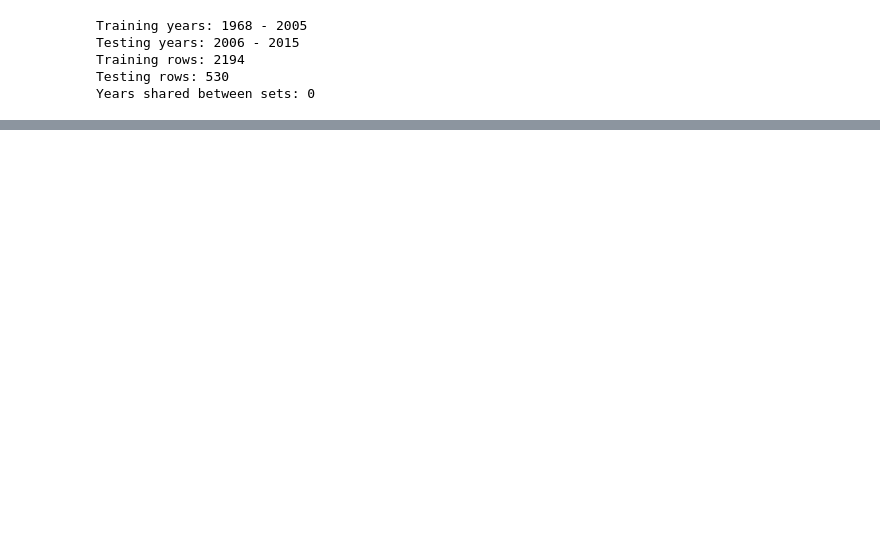
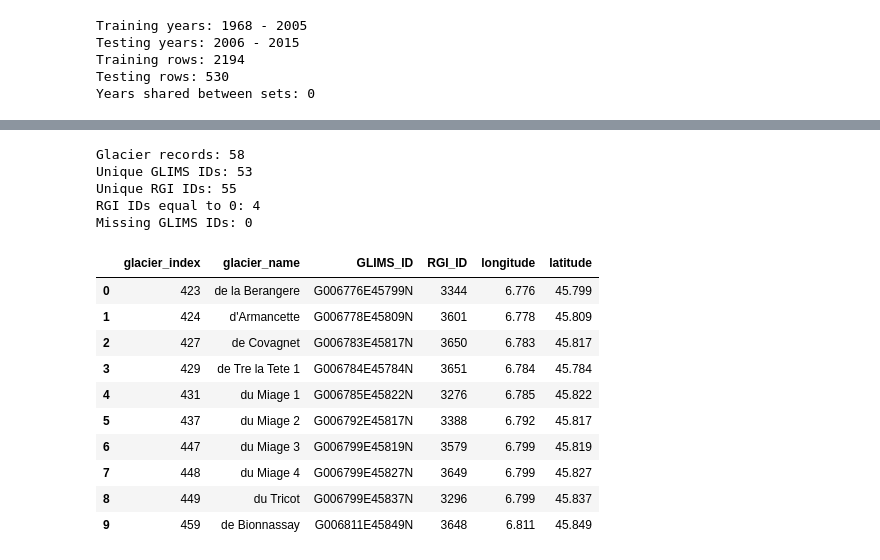
Before and after one commit to GabeC2227/Mont-Blanc-Prediction-Model-Senior-Design-Project, a Jupyter notebook: data-science/notebooks/02_explore_and_select_features.ipynb, the cells around one changed output, grey strips where cells are left out. Cells and saved outputs as stored; diff of their text form; code cells hidden in the pictures; blank space fills up the shorter version.

```diff
--- a/data-science/notebooks/02_explore_and_select_features.ipynb
+++ b/data-science/notebooks/02_explore_and_select_features.ipynb
@@ -383,0 +2072,41 @@ baseline_results.round(3)
+# %%
+identifier_check = (
+    data[
+        [
+            "glacier_index",
+            "glacier_name",
+            "GLIMS_ID",
+            "RGI_ID",
+            "longitude",
+            "latitude"
+        ]
+    ]
+    .drop_duplicates(subset=["glacier_index"])
+    .sort_values("glacier_index")
+    .reset_index(drop=True)
+)
+
+print("Glacier records:", len(identifier_check))
+print("Unique GLIMS IDs:", identifier_check["GLIMS_ID"].nunique())
+print("Unique RGI IDs:", identifier_check["RGI_ID"].nunique())
+print("RGI IDs equal to 0:", (identifier_check["RGI_ID"] == 0).sum())
+print("Missing GLIMS IDs:", identifier_check["GLIMS_ID"].isna().sum())
+
+identifier_check.head(10)
+# %% [output]
+Glacier records: 58
+Unique GLIMS IDs: 53
+Unique RGI IDs: 55
+RGI IDs equal to 0: 4
+Missing GLIMS IDs: 0
+|  | glacier_index | glacier_name | GLIMS_ID | RGI_ID | longitude | latitude |
+| 0 | 423 | de la Berangere | G006776E45799N | 3344 | 6.776 | 45.799 |
+| 1 | 424 | d'Armancette | G006778E45809N | 3601 | 6.778 | 45.809 |
+| 2 | 427 | de Covagnet | G006783E45817N | 3650 | 6.783 | 45.817 |
+| 3 | 429 | de Tre la Tete 1 | G006784E45784N | 3651 | 6.784 | 45.784 |
+| 4 | 431 | du Miage 1 | G006785E45822N | 3276 | 6.785 | 45.822 |
+| 5 | 437 | du Miage 2 | G006792E45817N | 3388 | 6.792 | 45.817 |
+| 6 | 447 | du Miage 3 | G006799E45819N | 3579 | 6.799 | 45.819 |
+| 7 | 448 | du Miage 4 | G006799E45827N | 3649 | 6.799 | 45.827 |
+| 8 | 449 | du Tricot | G006799E45837N | 3296 | 6.799 | 45.837 |
+| 9 | 459 | de Bionnassay | G006811E45849N | 3648 | 6.811 | 45.849 |
```
Also changed, not shown: parts of 76 cells of this notebook, 1 other file.
